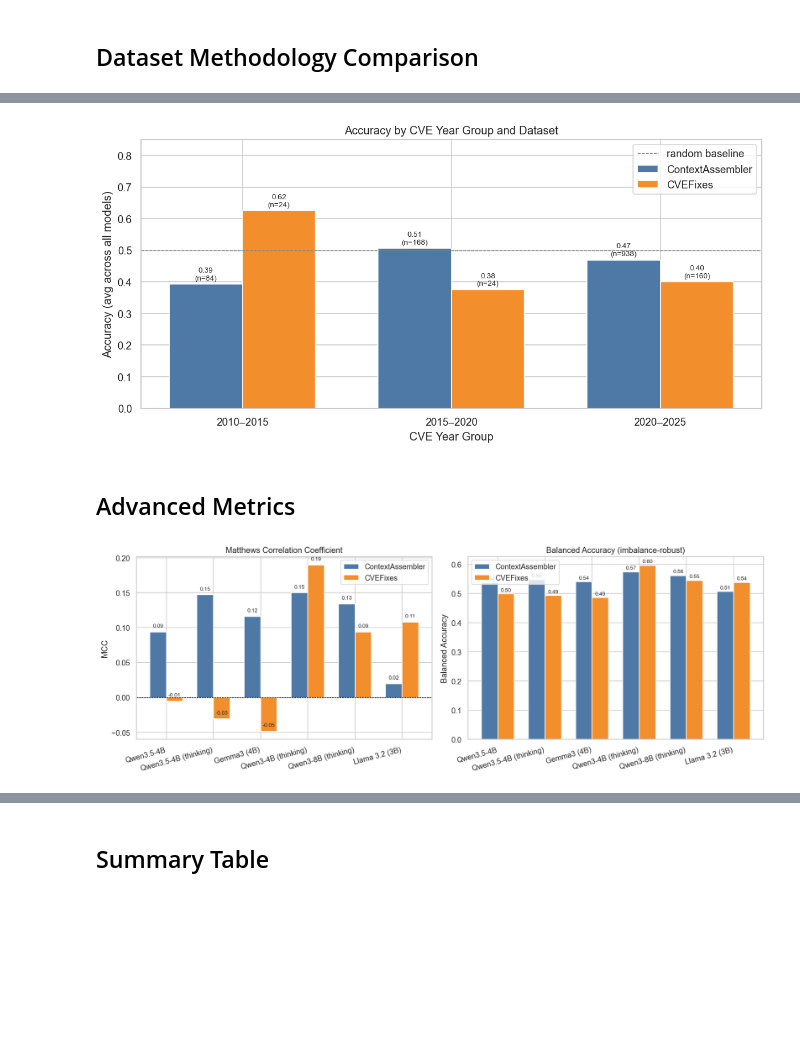
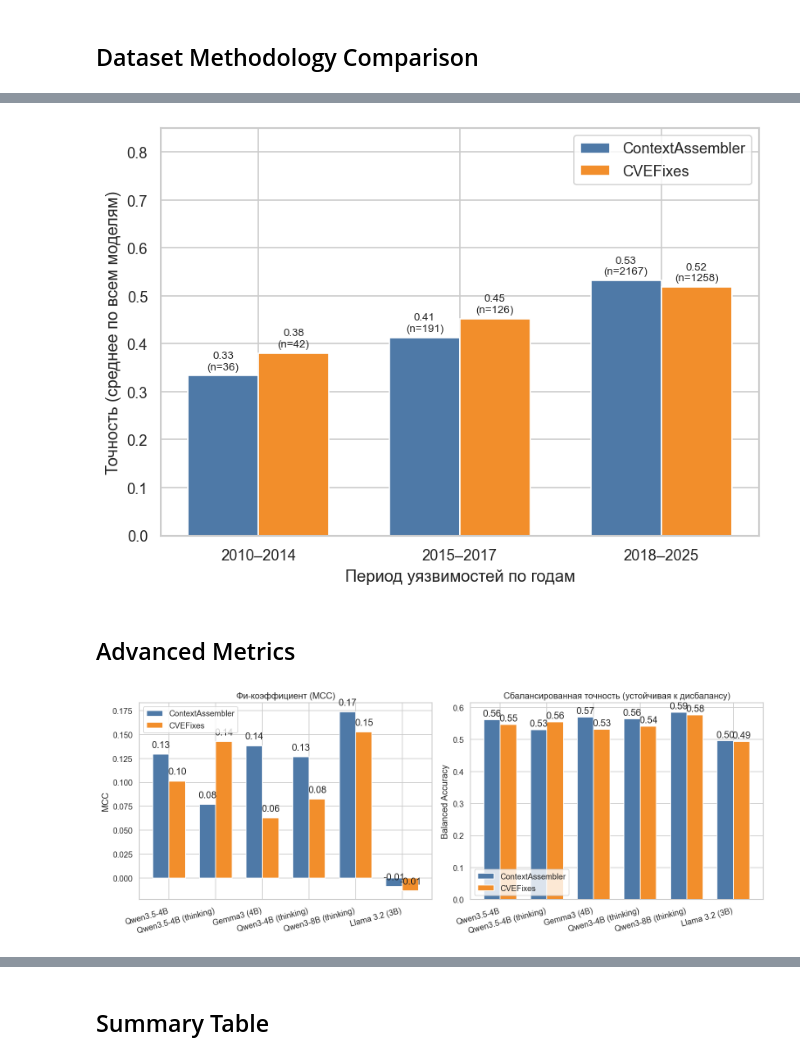
Before and after one commit to vodkar/llm4codesec-framework, a Jupyter notebook: benchmarks/context_assembler_analysis.ipynb, the cells around one changed output, grey strips where cells are left out. Saved outputs shown, nothing was run; the diff lists cells and outputs as text; code cells hidden in the pictures; blank space fills up the shorter version.

```diff
--- a/benchmarks/context_assembler_analysis.ipynb
+++ b/benchmarks/context_assembler_analysis.ipynb
@@ -190,8 +190,8 @@ for i, ds in enumerate(datasets):
 
 ax.set_xticks(x)
 ax.set_xticklabels([MODEL_DISPLAY.get(m, m) for m in models], rotation=15, ha="right")
-ax.set_ylabel("Accuracy")
-ax.set_title("Accuracy by Model and Dataset")
+ax.set_ylabel("Точность (Accuracy)")
+ax.set_title("Точность моделей на разных датасетах")
 ax.set_ylim(0, 0.75)
 ax.legend()
 fig.tight_layout()
@@ -380,7 +380,7 @@ plt.show()
 # %%
 ## Token usage: avg tokens per sample by model × dataset (with std error bars)
 
-fig, ax = plt.subplots(figsize=(10, 5))
+fig, ax = plt.subplots(figsize=(7, 5))
 
 for i, ds in enumerate(datasets):
     vals = [df.loc[(df["model"] == m) & (df["dataset"] == ds), "tokens_avg"].values[0] for m in models]
@@ -391,8 +391,8 @@ for i, ds in enumerate(datasets):
 
 ax.set_xticks(x)
 ax.set_xticklabels([MODEL_DISPLAY[m] for m in models], rotation=15, ha="right")
-ax.set_ylabel("Avg tokens per sample")
-ax.set_title("Token Usage by Model and Dataset")
+ax.set_ylabel("Среднее кол-во токенов на одну выборку")
+# ax.set_title("Использование токенов по модели и набору данных", fontsize=16)
 ax.legend()
 fig.tight_layout()
 plt.show()
@@ -401,7 +401,7 @@ plt.show()
 # %%
 ## Processing time: avg seconds per sample by model × dataset
 
-fig, ax = plt.subplots(figsize=(10, 5))
+fig, ax = plt.subplots(figsize=(7, 5))
 
 for i, ds in enumerate(datasets):
     vals   = [df.loc[(df["model"] == m) & (df["dataset"] == ds), "time_avg"].values[0] for m in models]
@@ -415,8 +415,8 @@ for i, ds in enumerate(datasets):
 
 ax.set_xticks(x)
 ax.set_xticklabels([MODEL_DISPLAY[m] for m in models], rotation=15, ha="right")
-ax.set_ylabel("Avg seconds per sample")
-ax.set_title("Processing Time by Model and Dataset")
+ax.set_ylabel("Среднее время обработки (в секундах)")
+# ax.set_title("Время обработки по модели и набору данных", fontsize=16)
 ax.legend()
 fig.tight_layout()
 plt.show()
@@ -438,8 +438,8 @@ RESULTS_SUBDIR = {
     "cvefixes":          "cvefixes_python_matched",
 }
 
-YEAR_BINS   = [2010, 2015, 2020, 2025]
-YEAR_LABELS = ["2010–2015", "2015–2020", "2020–2025"]
+YEAR_BINS   = [2010, 2014, 2017, 2025]
+YEAR_LABELS = ["2010–2014", "2015–2017", "2018–2025"]
 
 def _cve_year(cve_id: str) -> int | None:
     m = re.search(r"CVE-(\d{4})-", cve_id or "", re.IGNORECASE)
@@ -467,14 +467,14 @@ for ds_key, ds_file in {
 pred_rows = []
 for ds_key, ds_subdir in RESULTS_SUBDIR.items():
     for model in models:
-        pattern = str(RESULTS_DIR / ds_subdir / model / "step_by_step" / "predictions_*.json")
+        pattern = str(RESULTS_DIR / ds_subdir / model / "step_by_step" / "benchmark_*.json")
         files   = sorted(glob.glob(pattern))
         if not files:
             print(f"[warn] No predictions found: {pattern}")
             continue
         with open(files[-1]) as f:
             preds = json.load(f)
-        for p in preds:
+        for p in preds["predictions"]:
             year = sample_to_year.get(p["sample_id"])
             if year is None:
                 continue
@@ -494,49 +494,49 @@ group_acc = (
     pred_df
     .groupby(["dataset", "year_group"])
     .agg(accuracy=("correct", "mean"), n=("correct", "count"))
     .reset_index()
 )
 
 # Grouped bar chart: x = year group, two bars per group (one per dataset)
 x_idx  = np.arange(len(YEAR_LABELS))
 width  = 0.35
 
-fig, ax = plt.subplots(figsize=(10, 5))
+fig, ax = plt.subplots(figsize=(7, 5))
 
 for i, ds in enumerate(datasets):
     sub    = group_acc[group_acc["dataset"] == ds].set_index("year_group")
     vals   = [sub.loc[lbl, "accuracy"] if lbl in sub.index else 0.0 for lbl in YEAR_LABELS]
     counts = [int(sub.loc[lbl, "n"])   if lbl in sub.index else 0   for lbl in YEAR_LABELS]
     offset = (i - 0.5) * width
     bars   = ax.bar(x_idx + offset, vals, width,
                     label=DATASET_DISPLAY[ds], color=DATASET_COLORS[ds])
     for bar, acc, n in zip(bars, vals, counts):
         h = bar.get_height()
         ax.text(bar.get_x() + bar.get_width() / 2, h + 0.008,
                 f"{acc:.2f}\n(n={n})", ha="center", va="bottom", fontsize=8)
 
-ax.axhline(0.5, color="grey", linewidth=0.8, linestyle="--", label="random baseline")
+# ax.axhline(0.5, color="grey", linewidth=0.8, linestyle="--", label="random baseline")
 ax.set_xticks(x_idx)
 ax.set_xticklabels(YEAR_LABELS)
-ax.set_xlabel("CVE Year Group")
-ax.set_ylabel("Accuracy (avg across all models)")
-ax.set_title("Accuracy by CVE Year Group and Dataset")
+ax.set_xlabel("Период уязвимостей по годам")
+ax.set_ylabel("Точность (среднее по всем моделям)")
+# ax.set_title("Точность по группе года CVE и набору данных")
 ax.set_ylim(0, 0.85)
 ax.legend()
 fig.tight_layout()
 plt.show()
 # %% [output]
-[figure, old version]
+[figure, new version]
 # %% [markdown]
 ## Advanced Metrics
 # %%
 ## MCC and Balanced Accuracy comparison
 
-fig, axes = plt.subplots(1, 2, figsize=(14, 5))
+fig, axes = plt.subplots(1, 2, figsize=(13, 5))
 
 for ax, metric, ylabel, title in [
-    (axes[0], "MCC",              "MCC",               "Matthews Correlation Coefficient"),
-    (axes[1], "balanced_accuracy","Balanced Accuracy",  "Balanced Accuracy (imbalance-robust)"),
+    (axes[0], "MCC",              "MCC",               "Фи-коэффициент (MCC)"),
+    (axes[1], "balanced_accuracy","Balanced Accuracy",  "Сбалансированная точность (устойчивая к дисбалансу)"),
 ]:
     for i, ds in enumerate(datasets):
         vals   = [df.loc[(df["model"] == m) & (df["dataset"] == ds), metric].values[0] for m in models]
@@ -545,8 +545,8 @@ for ax, metric, ylabel, title in [
         for bar in bars:
             h = bar.get_height()
             ax.text(bar.get_x() + bar.get_width() / 2, h + 0.005, f"{h:.2f}",
-                    ha="center", va="bottom", fontsize=8)
-    ax.axhline(0, color="black", linewidth=0.7, linestyle="--")
+                    ha="center", va="bottom", fontsize=13)
+    # ax.axhline(0, color="black", linewidth=0.7, linestyle="--")
     ax.set_xticks(x)
     ax.set_xticklabels([MODEL_DISPLAY[m] for m in models], rotation=15, ha="right")
     ax.set_ylabel(ylabel)
@@ -556,7 +556,7 @@ for ax, metric, ylabel, title in [
 fig.tight_layout()
 plt.show()
 # %% [output]
-[figure, old version]
+[figure, new version]
 # %%
 ## Youden's J statistic — overall discriminative ability
 
```
Also changed, not shown: parts of 30 cells of this notebook, 50 other files.
